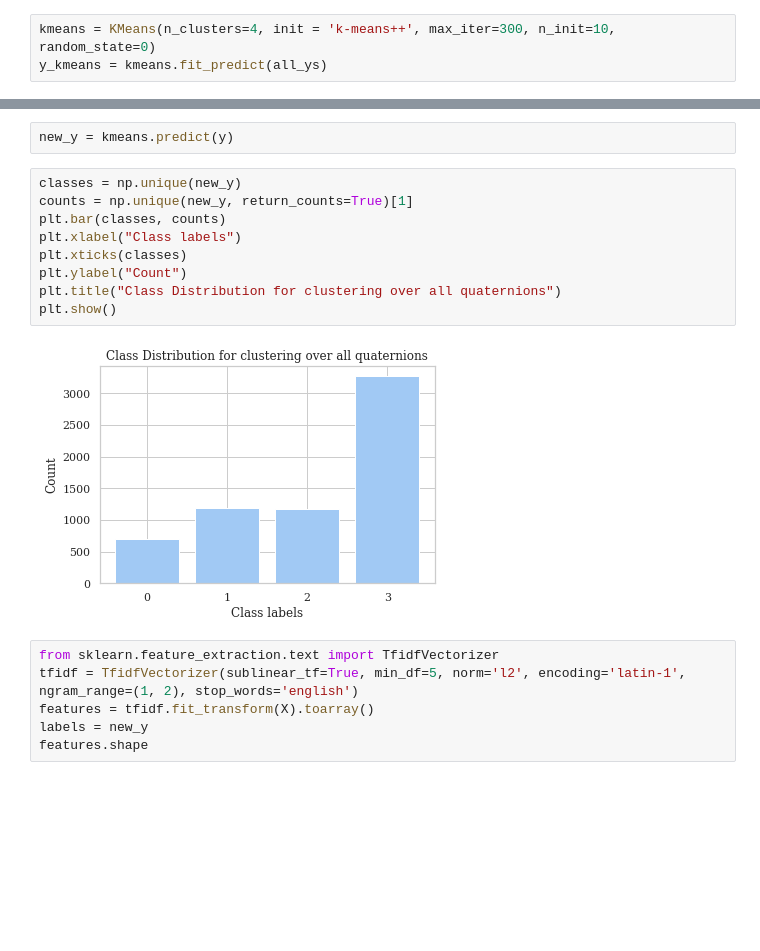
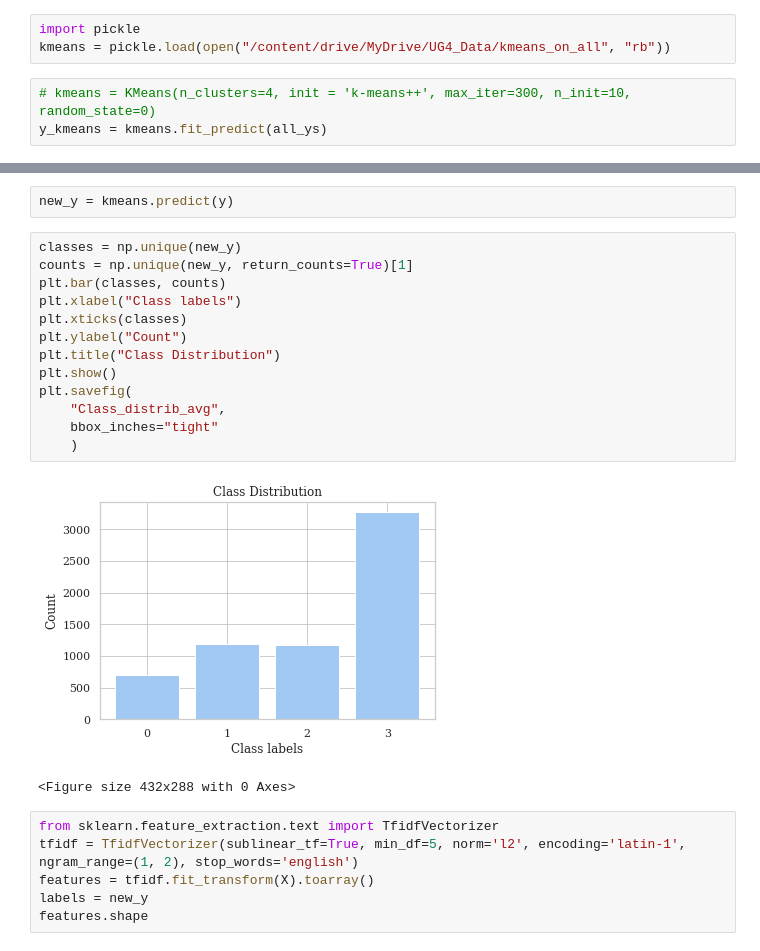
Before and after one commit to kenza-amira/Head_Motion_Classify, a Jupyter notebook: Scikit.ipynb, the cells around one changed output, grey strips where cells are left out. Saved outputs shown, nothing was run; the diff lists cells and outputs as text; blank space fills up the shorter version.

```diff
--- a/Scikit.ipynb
+++ b/Scikit.ipynb
@@ -38,5 +42,8 @@ plt.show()
+# %%
+import pickle
+kmeans = pickle.load(open("/content/drive/MyDrive/UG4_Data/kmeans_on_all", "rb"))
 # %%
-kmeans = KMeans(n_clusters=4, init = 'k-means++', max_iter=300, n_init=10, random_state=0)
+# kmeans = KMeans(n_clusters=4, init = 'k-means++', max_iter=300, n_init=10, random_state=0)
 y_kmeans = kmeans.fit_predict(all_ys)
 # %%
 classes = np.unique(y_kmeans)
@@ -63,14 +75,19 @@ new_y = kmeans.predict(y)
 # %%
 classes = np.unique(new_y)
 counts = np.unique(new_y, return_counts=True)[1]
 plt.bar(classes, counts)
 plt.xlabel("Class labels")
 plt.xticks(classes)
 plt.ylabel("Count")
-plt.title("Class Distribution for clustering over all quaternions")
+plt.title("Class Distribution")
 plt.show()
+plt.savefig(
+    "Class_distrib_avg",
+    bbox_inches="tight"
+    )
 # %% [output]
-[figure, old version]
+[figure, new version]
+<Figure size 432x288 with 0 Axes>
 # %%
 from sklearn.feature_extraction.text import TfidfVectorizer
 tfidf = TfidfVectorizer(sublinear_tf=True, min_df=5, norm='l2', encoding='latin-1', ngram_range=(1, 2), stop_words='english')
```
Also changed, not shown: parts of 11 cells of this notebook.
